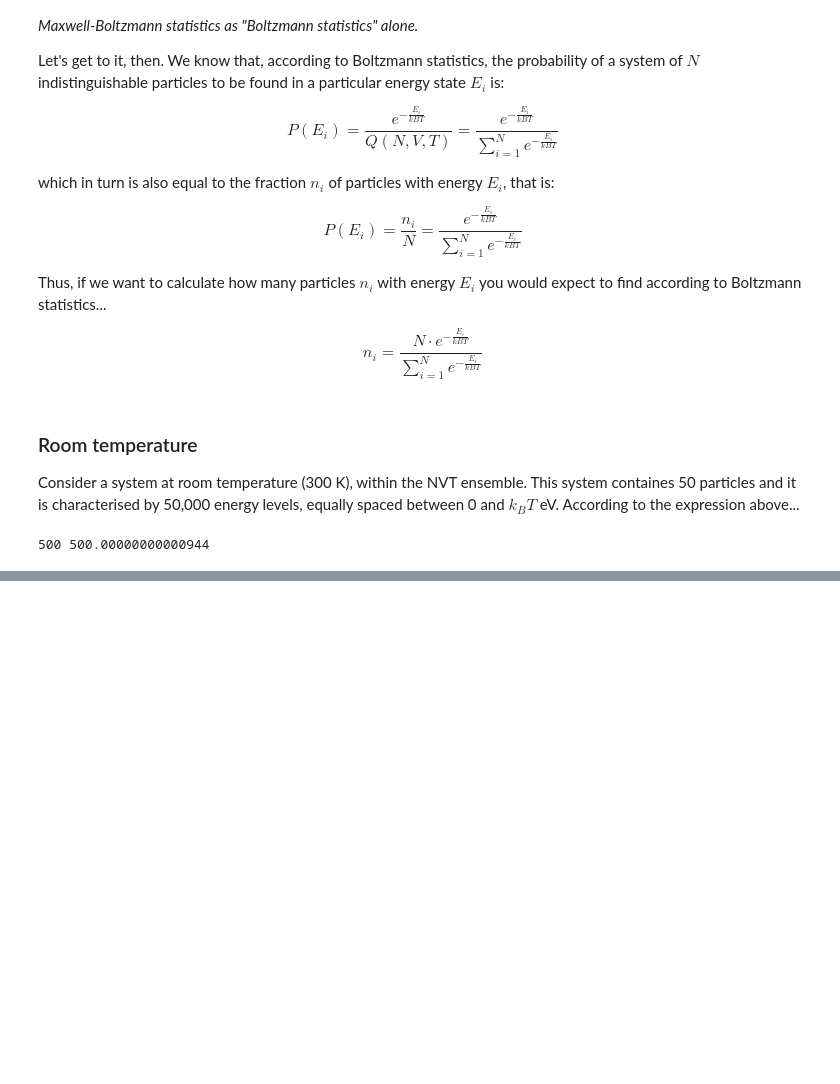
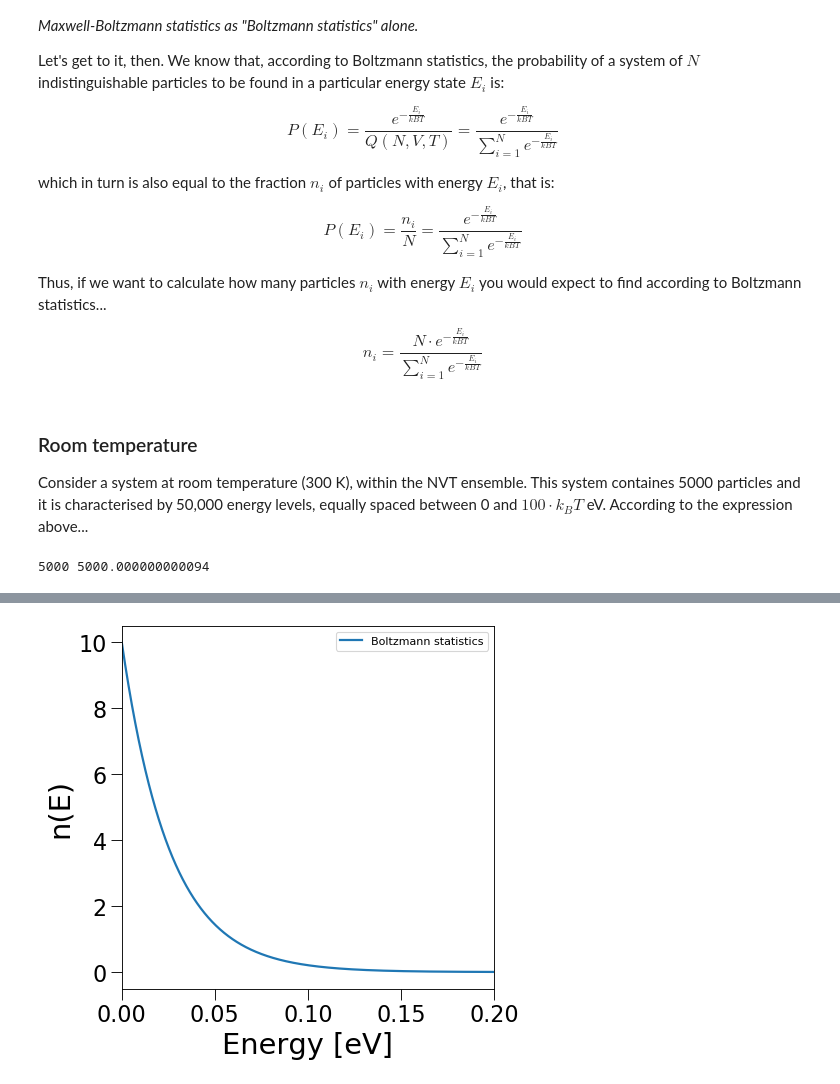
Before and after one commit to gcsosso/CH273, a Jupyter notebook: Boltzmann_statistics.ipynb, the cells around one changed output, grey strips where cells are left out. Saved outputs shown, nothing was run; the diff lists cells and outputs as text; code cells hidden in the pictures; blank space fills up the shorter version.

```diff
--- a/Boltzmann_statistics.ipynb
+++ b/Boltzmann_statistics.ipynb
@@ -36,10 +35,10 @@ n_i = \frac{N\cdot e^{-\frac{E_i}{kBT}}} {\sum_{i=1}^{N}e^{-\frac{E_i}{kBT}}}
 $$
 # %% [markdown]
 ### Room temperature
-Consider a system at room temperature (300 K), within the NVT ensemble. This system containes 50 particles and it is characterised by 50,000 energy levels, equally spaced between 0 and $k_BT$ eV. According to the expression above...
+Consider a system at room temperature (300 K), within the NVT ensemble. This system containes 5000 particles and it is characterised by 50,000 energy levels, equally spaced between 0 and $100\cdot k_BT$ eV. According to the expression above...
 # %%
 # Set the temperature we are working on: 300 K
-temp = 30 # K
+temp = 300 # K
 
 # Define the Boltzmann constant, kB, in eV * K^{-1}
 kb = 8.617333262145e-5 # eV * K^{-1}
@@ -47,7 +46,7 @@ kb = 8.617333262145e-5 # eV * K^{-1}
 kbt = kb * temp # eV
 
 # How many particles?
-par = 500
+par = 5000
 
 # How many energy values?
 en = 50000
@@ -73,13 +72,14 @@ n_ei = n_ei * (par/Q)
 # Check that the sum of all the mean occupation numbers if equal to the number of particles
 print(par,np.sum(n_ei))
 # %% [output]
-500 500.00000000000944
+5000 5000.000000000094
 # %%
 plt.figure(figsize=(6, 6), dpi= 80, facecolor='w', edgecolor='k')
 plt.tick_params(axis='both', which='both', length=10.0, labelleft=True, labelbottom=True, labelsize=20.0)
 
-plt.plot(energy, n_ei, lw=2, label="Maxwell-Boltzmann")
+plt.plot(energy, n_ei, lw=2, label="Boltzmann statistics")
 
+plt.xlim(0,0.2)
 plt.xlabel('Energy [eV]', fontsize=26)
 plt.ylabel('n(E)', fontsize=26)
 plt.legend()
@@ -89,0 +88 @@ plt.show()
+[figure, added]
```
Also changed, not shown: parts of 17 cells of this notebook.
